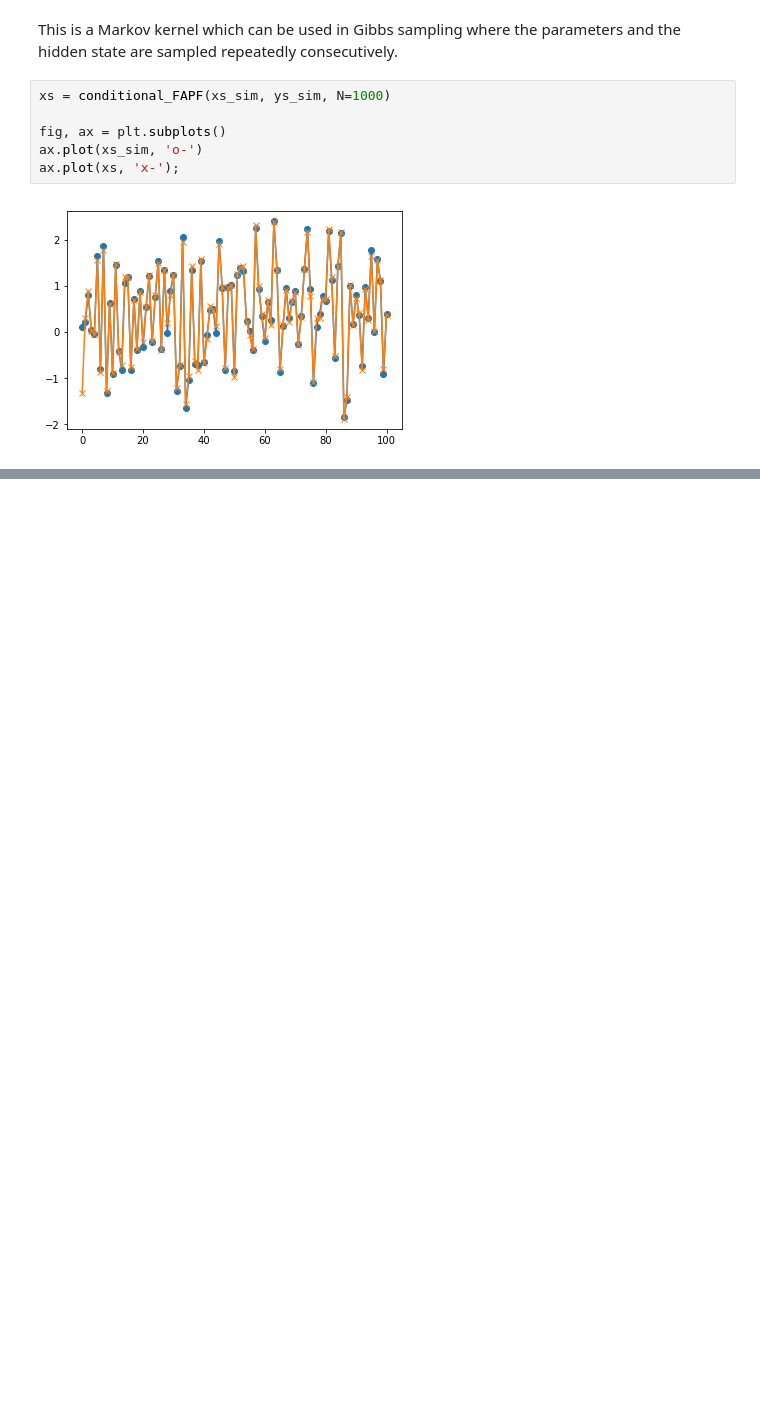
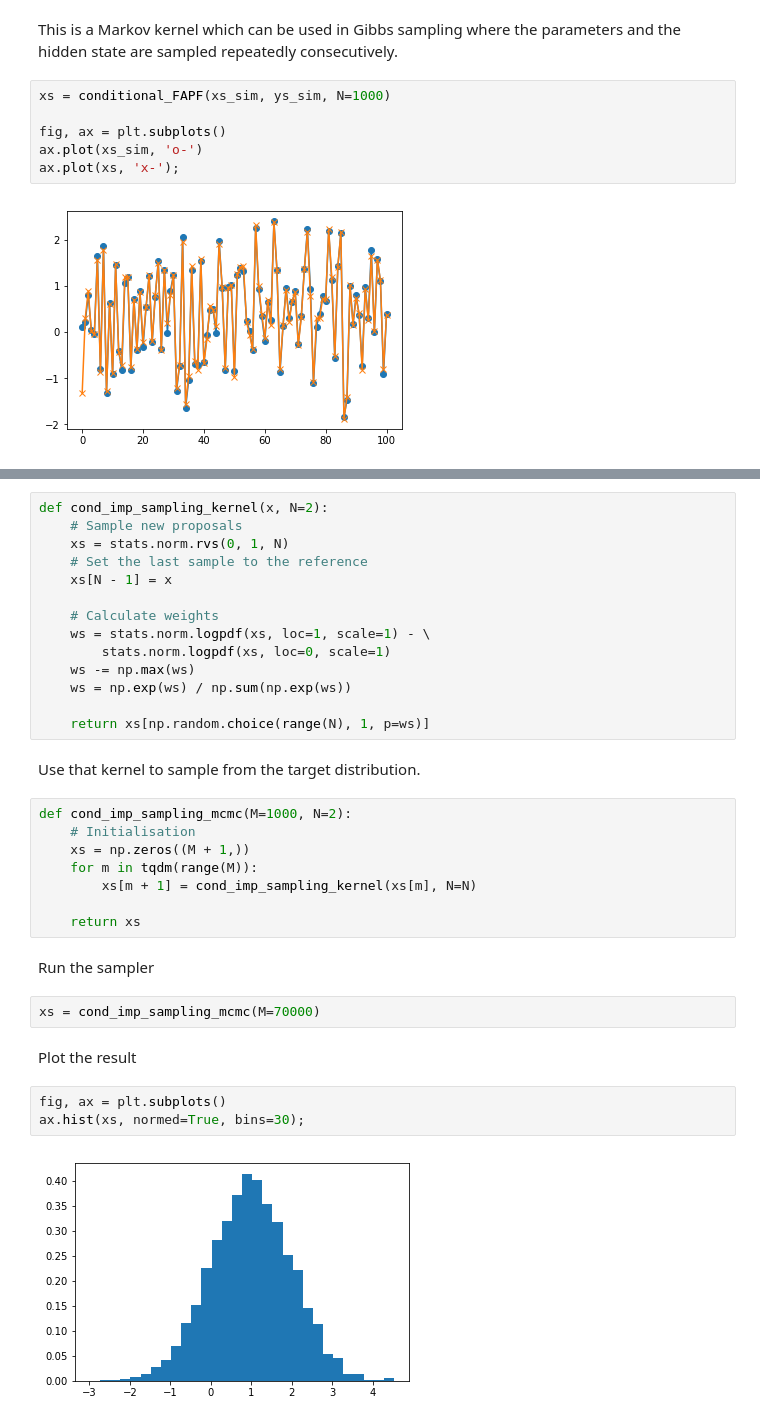
Before and after one commit to cyianor/smc2017, a Jupyter notebook: solutions/code/Python/fheld/exIV.ipynb, the cells around one changed output, grey strips where cells are left out. Cells and saved outputs as stored; diff of their text form; blank space fills up the shorter version.

```diff
--- a/solutions/code/Python/fheld/exIV.ipynb
+++ b/solutions/code/Python/fheld/exIV.ipynb
@@ -244,0 +253,35 @@ ax.plot(xs, 'x-');
+# %%
+def cond_imp_sampling_kernel(x, N=2):
+    # Sample new proposals
+    xs = stats.norm.rvs(0, 1, N)
+    # Set the last sample to the reference
+    xs[N - 1] = x
+
+    # Calculate weights
+    ws = stats.norm.logpdf(xs, loc=1, scale=1) - \
+        stats.norm.logpdf(xs, loc=0, scale=1)
+    ws -= np.max(ws)
+    ws = np.exp(ws) / np.sum(np.exp(ws))
+
+    return xs[np.random.choice(range(N), 1, p=ws)]
+# %% [markdown]
+Use that kernel to sample from the target distribution.
+# %%
+def cond_imp_sampling_mcmc(M=1000, N=2):
+    # Initialisation
+    xs = np.zeros((M + 1,))
+    for m in tqdm(range(M)):
+        xs[m + 1] = cond_imp_sampling_kernel(xs[m], N=N)
+
+    return xs
+# %% [markdown]
+Run the sampler
+# %%
+xs = cond_imp_sampling_mcmc(M=70000)
+# %% [markdown]
+Plot the result
+# %%
+fig, ax = plt.subplots()
+ax.hist(xs, normed=True, bins=30);
+# %% [output]
+[figure, added]
```
Also changed, not shown: parts of 13 cells of this notebook.
